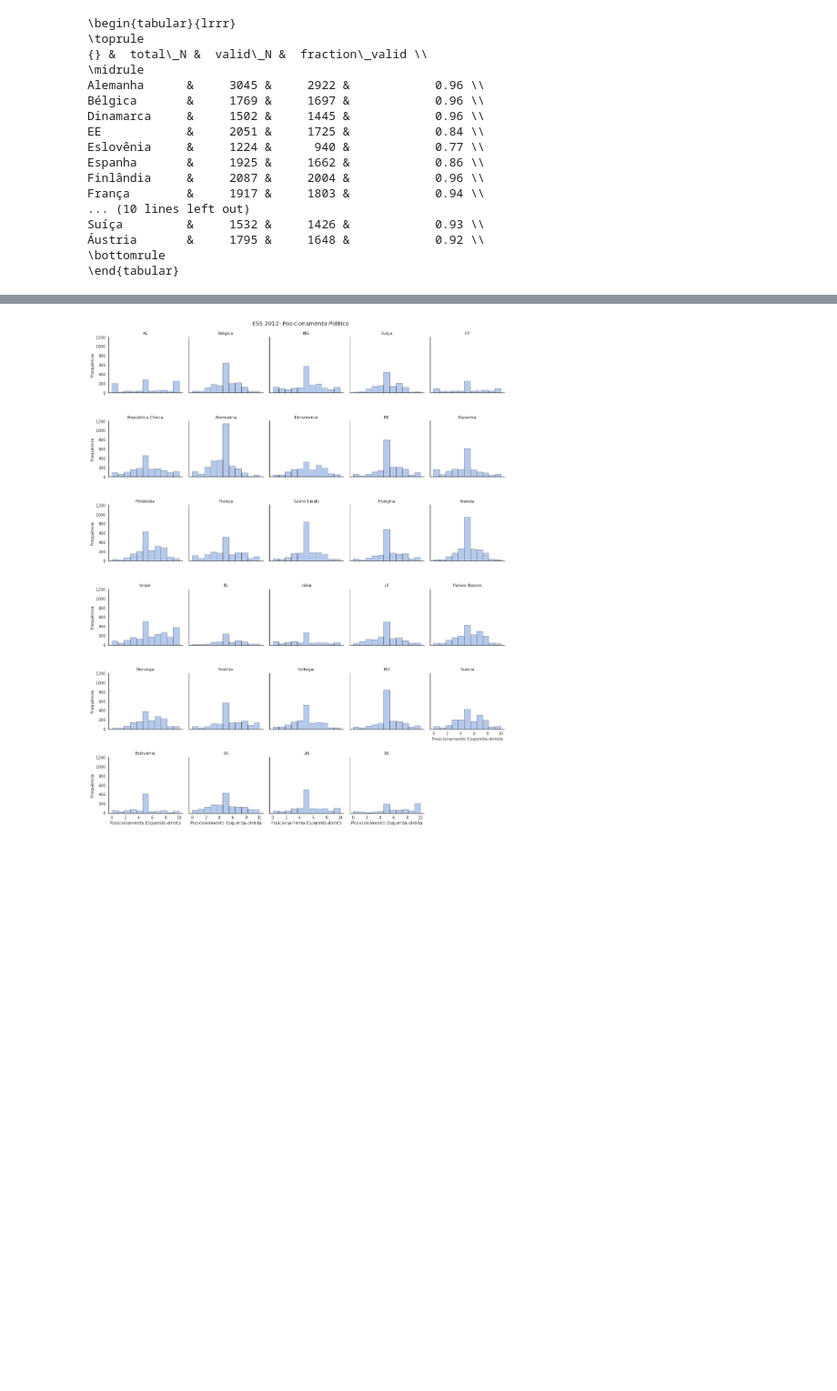
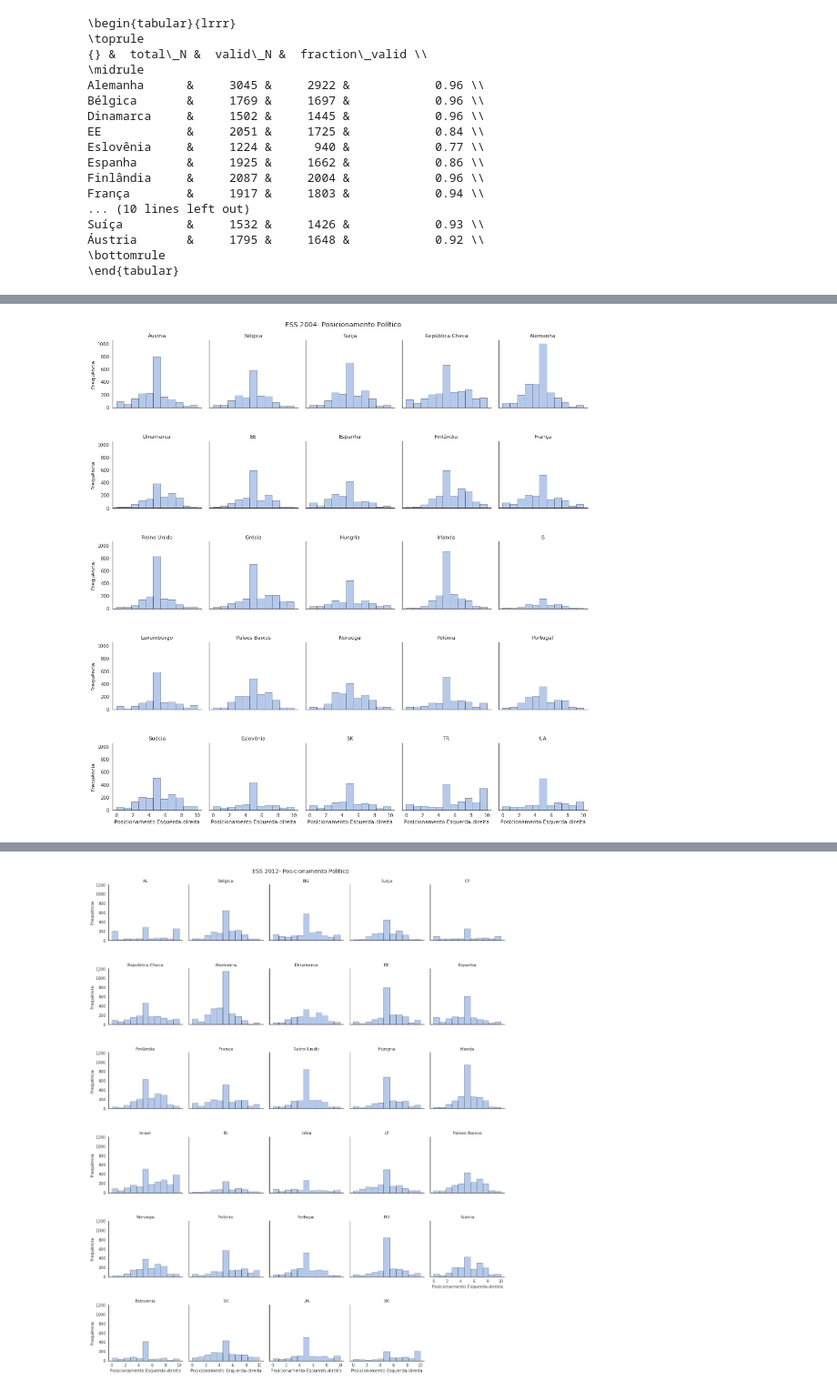
Before and after one commit to marcelovmaciel/Projeto, a Jupyter notebook: data-analysis/02-loadall_ess.ipynb, the cells around one changed output, grey strips where cells are left out. Shown at 91% size. Saved outputs shown, nothing was run; the diff lists cells and outputs as text; code cells hidden in the pictures; blank space fills up the shorter version.

```diff
--- a/data-analysis/02-loadall_ess.ipynb
+++ b/data-analysis/02-loadall_ess.ipynb
@@ -267,0 +284,4 @@ Suíça         &     1532 &     1426 &            0.93 \\
+# %%
+countries_plot(validideo2004,"cntry","lrscale",2004)
+# %% [output]
+[figure, added]
```
Also changed, not shown: parts of 8 cells of this notebook.
